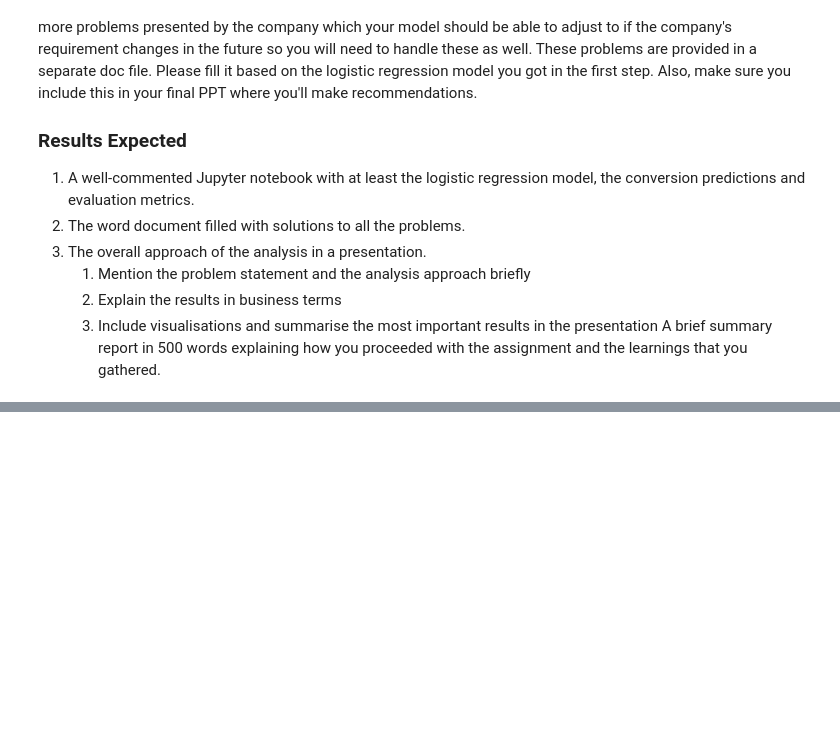
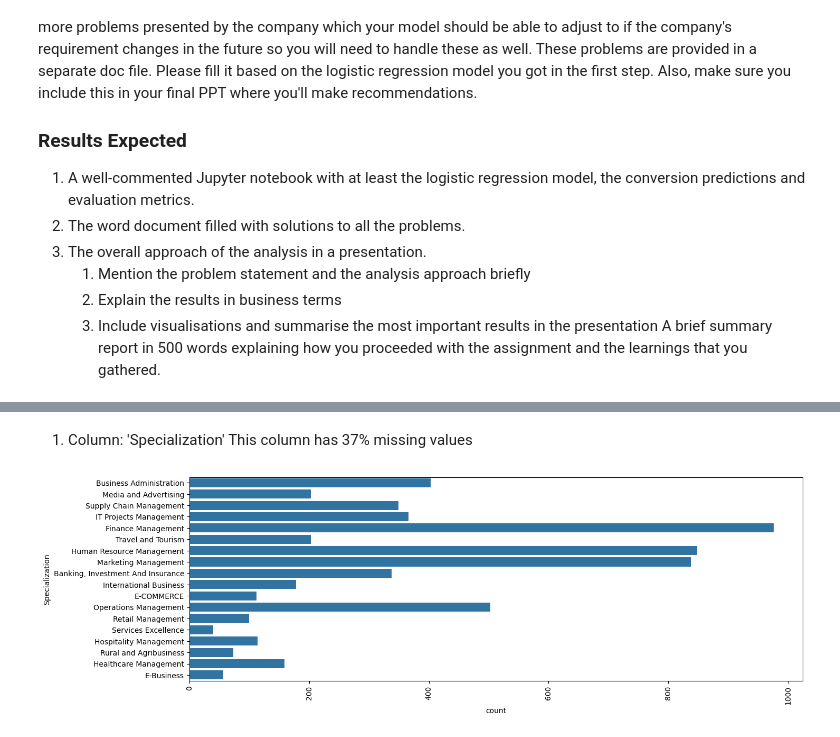
Before and after one commit to Anigunda/Logistic-Regression-Case-study-of-X-Education, a Jupyter notebook: Solution.ipynb, the cells around one changed output, grey strips where cells are left out. Drawn from its saved outputs; the diff is of its cells as text; code cells hidden in the pictures; blank space fills up the shorter version.

```diff
--- a/Solution.ipynb
+++ b/Solution.ipynb
@@ -45,0 +124,4 @@ warnings.filterwarnings('ignore')
+# %%
+# Importing lead dataset
+lead_data = pd.read_csv("Leads.csv")
+lead_data.head()
@@ -45,0 +205,3 @@ warnings.filterwarnings('ignore')
+# %%
+# Converting 'Select' values to NaN.
+lead_data = lead_data.replace('Select', np.nan)
@@ -45,0 +231,5 @@ warnings.filterwarnings('ignore')
+# %%
+#getting the columns with more than 40% null values
+columns_with_null_values = round(100*(lead_data.isnull().sum()/len(lead_data.index)), 2)
+columns_with_null_values = columns_with_null_values[columns_with_null_values > 40]
+print(columns_with_null_values)
@@ -45,0 +245,3 @@ warnings.filterwarnings('ignore')
+# %%
+#lets drop the columns with more than 40% null values
+lead_data = lead_data.drop(columns_with_null_values.index, axis=1)
@@ -45,0 +269,11 @@ warnings.filterwarnings('ignore')
+# %% [markdown]
+1) Column: 'Specialization'
+This column has 37% missing values
+# %%
+#lets plot the specialisation column to see the distribution of data
+plt.figure(figsize=(15,5))
+sns.countplot(lead_data['Specialization'])
+plt.xticks(rotation=90)
+plt.show()
+# %% [output]
+[figure, added]
```
Also changed, not shown: parts of 21 cells of this notebook.
